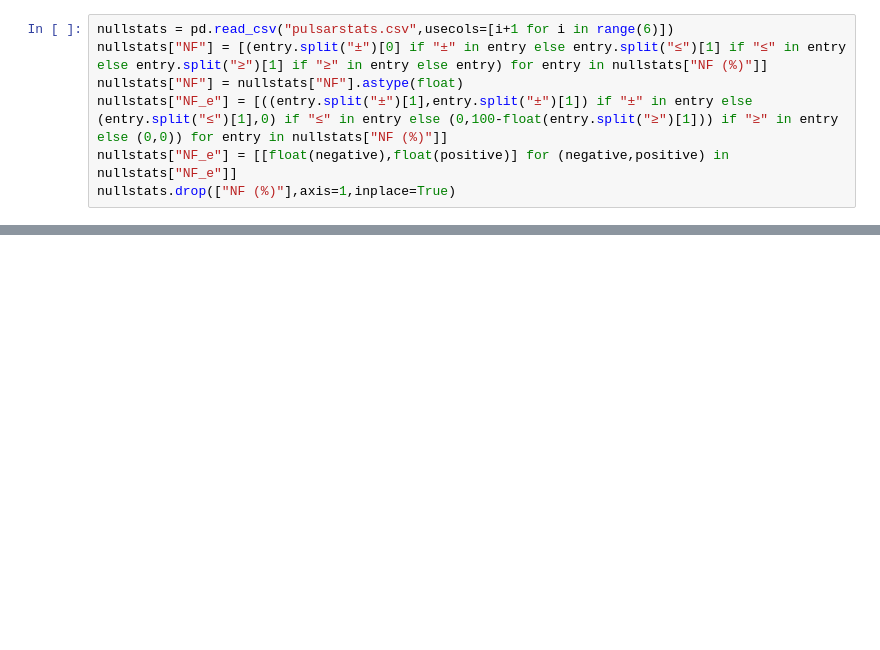
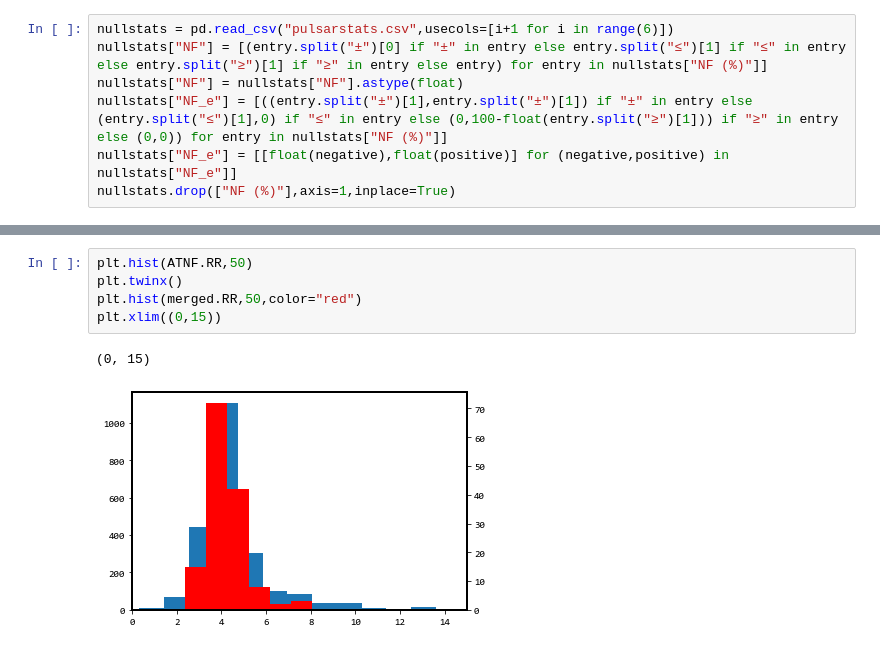
Before and after one commit to cgobat/pulsar-nulling, a Jupyter notebook: Nulling.ipynb, the cells around one changed output, grey strips where cells are left out. Drawn from its saved outputs; the diff is of its cells as text; blank space fills up the shorter version.

```diff
--- a/Nulling.ipynb
+++ b/Nulling.ipynb
@@ -79,0 +136,8 @@ plt.show()
+# %%
+plt.hist(ATNF.RR,50)
+plt.twinx()
+plt.hist(merged.RR,50,color="red")
+plt.xlim((0,15))
+# %% [output]
+(0, 15)
+[figure, added]
```
Also changed, not shown: parts of 8 cells of this notebook.
